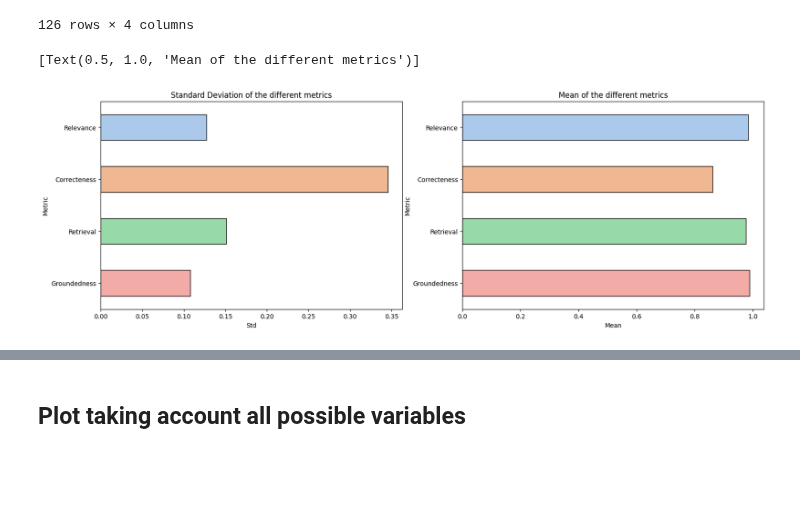
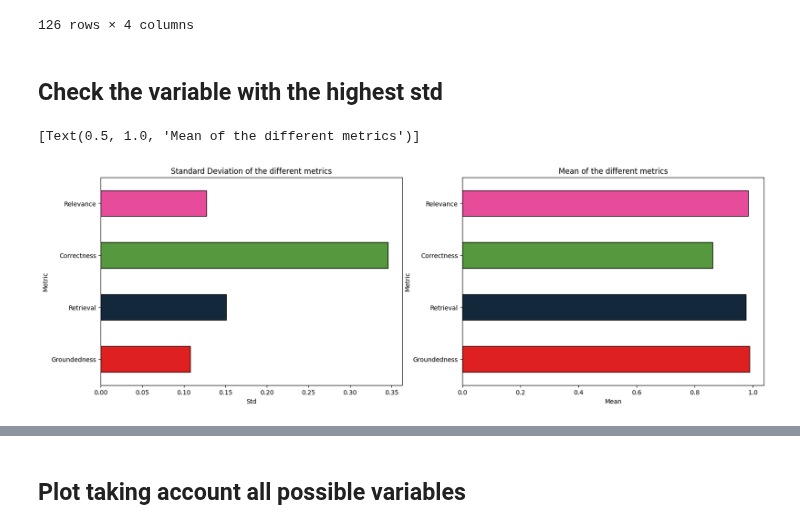
Before and after one commit to antparleo/RAG, a Jupyter notebook: 03_plots.ipynb, the cells around one changed output, grey strips where cells are left out. Cells and saved outputs as stored; diff of their text form; code cells hidden in the pictures; blank space fills up the shorter version.

Commit message:
benchmark

```diff
--- a/03_plots.ipynb
+++ b/03_plots.ipynb
@@ -11,0 +14,3 @@ import matplotlib.pyplot as plt
+# %%
+with open("./output_bench/benchmark.pkl","rb") as f:
+    list_benchmark = pkl.load(f)
@@ -79,17 +73,21 @@ toplot_final.groupby(['Embedding_Model','NumberofDocuments','Recursive','Chunk_s
 |  |  |  | 1500 | 1.000000 | 0.984127 | 0.730159 | 0.904762 |
 |  |  |  | 2000 | 0.968254 | 1.000000 | 0.730159 | 0.936508 |
 126 rows × 4 columns
+# %% [markdown]
+## Check the variable with the highest std
 # %%
+palette = {'Relevance': "#ff3399", 'Correctness': "#4ea72e", 'Retrieval': "#0e2841", 'Groundedness': "#ff0000"}
+
 fig, ax = plt.subplots(1,2, figsize=(19,6))
 
-plot_std = pd.DataFrame({ "Metric" : ["Relevance","Correcteness","Retrieval","Groundedness"],
+plot_std = pd.DataFrame({ "Metric" : ["Relevance","Correctness","Retrieval","Groundedness"],
               "Std": [float(toplot_final['Relevance'].std()),float(toplot_final['Correctness'].std()),float(toplot_final['Retrieval'].std()),float(toplot_final['Groundedness'].std())],
               "Mean" : [float(toplot_final['Relevance'].mean()),float(toplot_final['Correctness'].mean()),float(toplot_final['Retrieval'].mean()),float(toplot_final['Groundedness'].mean())]
 })
 
 
-sns.barplot(data=plot_std, y = "Metric", x = "Std", palette="pastel", hue="Metric", edgecolor = "Black", ax=ax[0], width=0.5).set(title='Standard Deviation of the different metrics')
-sns.barplot(data=plot_std, y = "Metric", x = "Mean", palette="pastel", hue="Metric", edgecolor = "Black", ax=ax[1], width=0.5).set(title='Mean of the different metrics')
+sns.barplot(data=plot_std, y = "Metric", x = "Std", palette=palette, hue="Metric", edgecolor = "Black", ax=ax[0], width=0.5).set(title='Standard Deviation of the different metrics')
+sns.barplot(data=plot_std, y = "Metric", x = "Mean", palette=palette, hue="Metric", edgecolor = "Black", ax=ax[1], width=0.5).set(title='Mean of the different metrics')
 # %% [output]
 [Text(0.5, 1.0, 'Mean of the different metrics')]
-[figure, old version]
+[figure, new version]
```
Also changed, not shown: parts of 12 cells of this notebook, 1 other file.
